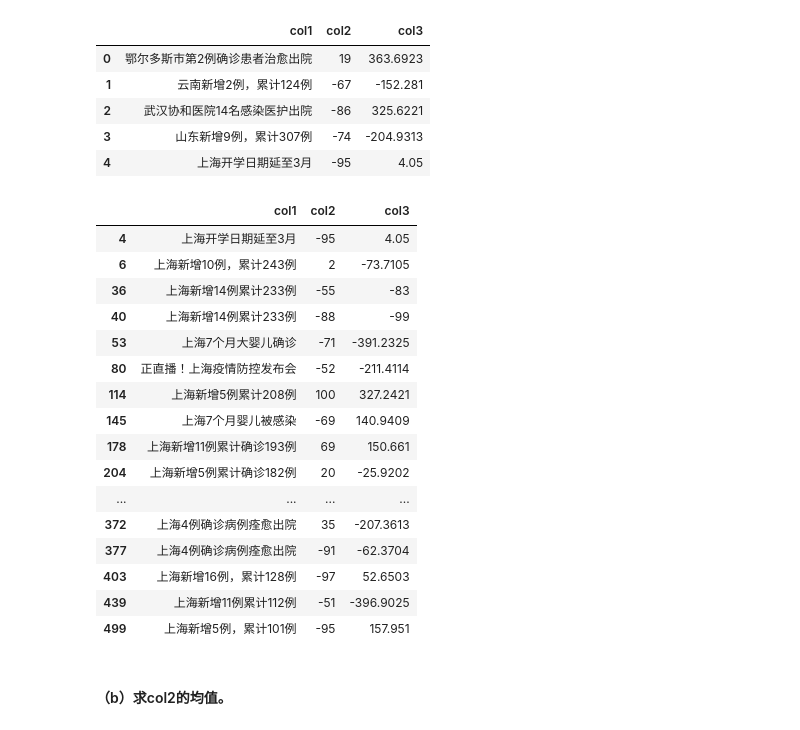
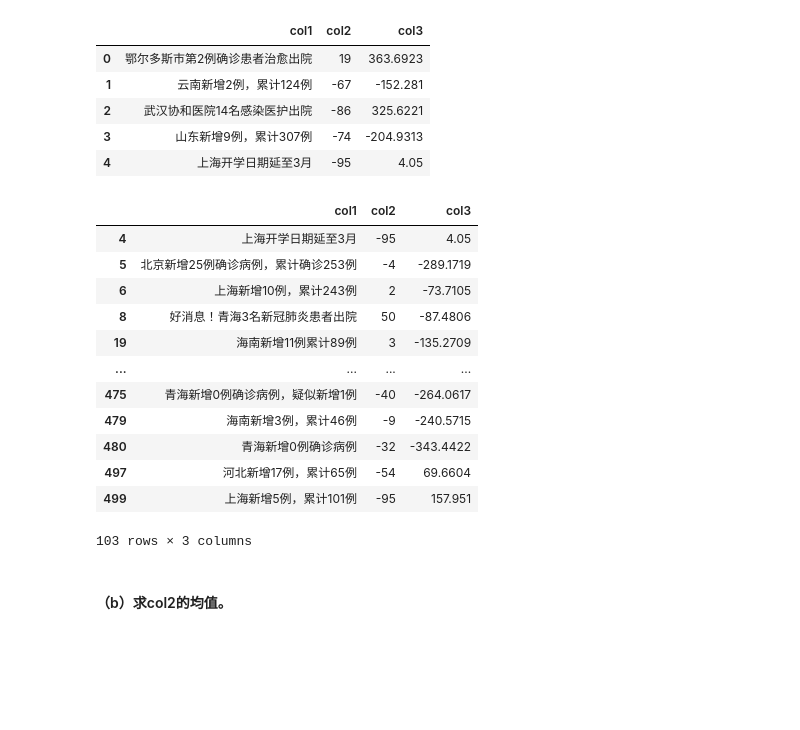
Before and after one commit to flashriver/joyfull_pandas, a Jupyter notebook: 07.ipynb, the cells around one changed output. Drawn from its saved outputs; the diff is of its cells as text; code cells hidden in the pictures; blank space fills up the shorter version.

```diff
--- a/07.ipynb
+++ b/07.ipynb
@@ -1515,26 +2221,24 @@ df2=pd.read_csv('data/String_data_two.csv')
 # %%
 # 北京
 df2[df2.col1.str.contains('北京')]
 #上海
 df2[df2.col1.str.contains('上海')]
+# 北京或上海
+df2[df2.col1.str.contains('[上海]|[北京]')]
 # %% [output]
 |  | col1 | col2 | col3 |
 | 4 | 上海开学日期延至3月 | -95 | 4.05 |
+| 5 | 北京新增25例确诊病例，累计确诊253例 | -4 | -289.1719 |
 | 6 | 上海新增10例，累计243例 | 2 | -73.7105 |
-| 36 | 上海新增14例累计233例 | -55 | -83 |
-| 40 | 上海新增14例累计233例 | -88 | -99 |
-| 53 | 上海7个月大婴儿确诊 | -71 | -391.2325 |
-| 80 | 正直播！上海疫情防控发布会 | -52 | -211.4114 |
-| 114 | 上海新增5例累计208例 | 100 | 327.2421 |
-| 145 | 上海7个月婴儿被感染 | -69 | 140.9409 |
-| 178 | 上海新增11例累计确诊193例 | 69 | 150.661 |
-| 204 | 上海新增5例累计确诊182例 | 20 | -25.9202 |
+| 8 | 好消息！青海3名新冠肺炎患者出院 | 50 | -87.4806 |
+| 19 | 海南新增11例累计89例 | 3 | -135.2709 |
 | ... | ... | ... | ... |
-| 372 | 上海4例确诊病例痊愈出院 | 35 | -207.3613 |
-| 377 | 上海4例确诊病例痊愈出院 | -91 | -62.3704 |
-| 403 | 上海新增16例，累计128例 | -97 | 52.6503 |
-| 439 | 上海新增11例累计112例 | -51 | -396.9025 |
+| 475 | 青海新增0例确诊病例，疑似新增1例 | -40 | -264.0617 |
+| 479 | 海南新增3例，累计46例 | -9 | -240.5715 |
+| 480 | 青海新增0例确诊病例 | -32 | -343.4422 |
+| 497 | 河北新增17例，累计65例 | -54 | 69.6604 |
 | 499 | 上海新增5例，累计101例 | -95 | 157.951 |
+103 rows × 3 columns
 # %% [markdown]
 #### （b）求col2的均值。
 # %%
```
Also changed, not shown: parts of 123 cells of this notebook.
